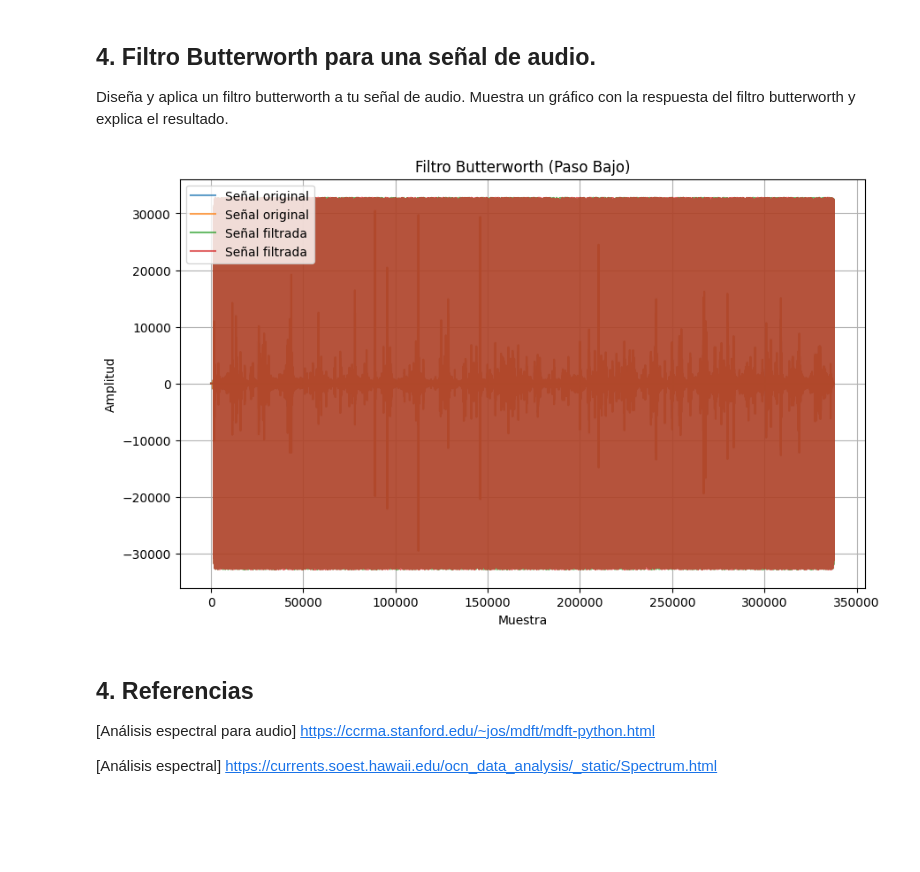
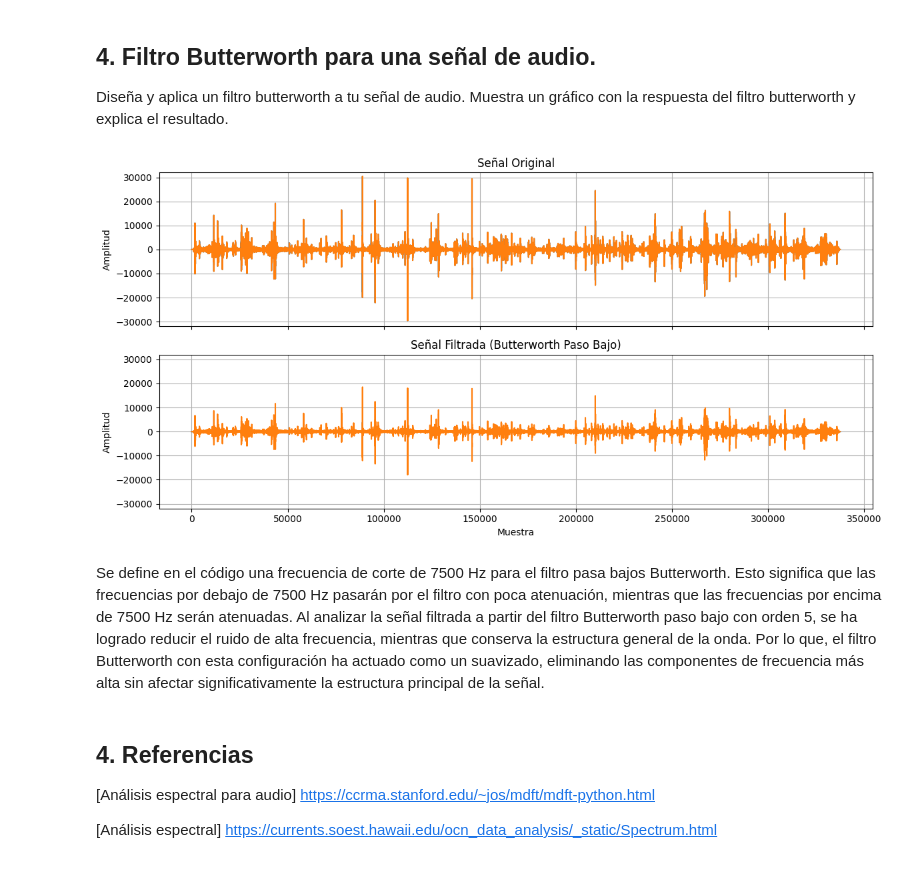
Before and after one commit to JavierGonzalezP/EIE_401_MULTIMEDIA, a Jupyter notebook: Actividad_5_GonzalezJavier_20272244k.ipynb, the cells around one changed output. Saved outputs shown, nothing was run; the diff lists cells and outputs as text; code cells hidden in the pictures; blank space fills up the shorter version.

```diff
--- a/Actividad_5_GonzalezJavier_20272244k.ipynb
+++ b/Actividad_5_GonzalezJavier_20272244k.ipynb
@@ -172,48 +164,47 @@ Muestra un gráfico con la respuesta del filtro butterworth y explica el resulta
 # %%
 import numpy as np
 from scipy.io import wavfile
+from scipy.signal import butter, lfilter
 import matplotlib.pyplot as plt
 
+# Se define la función para diseñar el filtro butterworth
 def butterworth_lowpass_filter(data, cutoff_freq, sample_rate, order=5):
     nyquist_freq = 0.5 * sample_rate
     normal_cutoff = cutoff_freq / nyquist_freq
-    b, a = butterworth_filter_coefficients(normal_cutoff, order)
-    filtered_data = apply_filter(data, b, a)
+    b, a = butter(order, normal_cutoff, btype='low', analog=False)
+    filtered_data = lfilter(b, a, data)
     return filtered_data
 
-def butterworth_filter_coefficients(normal_cutoff, order):
-    b, a = butter(order, normal_cutoff, btype='low', analog=False)
-    return b, a
+# Se define la frecuencia de corte del filtro Butterworth
+cutoff_freq = 7500  # Hz
 
-def apply_filter(data, b, a):
-    filtered_data = np.zeros_like(data)
-    filtered_data[0] = b[0] * data[0]
-    filtered_data[1] = b[0] * data[1] + b[1] * data[0] - a[1] * filtered_data[0]
-    for i in range(2, len(data)):
-        filtered_data[i] = b[0] * data[i] + b[1] * data[i-1] + b[2] * data[i-2] - a[1] * filtered_data[i-1] - a[2] * filtered_data[i-2]
-    return filtered_data
-
-# cargar el archivo de audio
-sample_rate, data = wavfile.read("audio.wav")
-
-# Definir la frecuencia de corte del filtro Butterworth
-cutoff_freq = 1000  # Hz
-
-# Aplicar el filtro Butterworth
+# Se aplica el filtro Butterworth
 filtered_data = butterworth_lowpass_filter(data, cutoff_freq, sample_rate)
 
-# Graficar la señal original y la señal filtrada
-plt.figure(figsize=(10, 6))
-plt.plot(data, label='Señal original', alpha=0.7)
-plt.plot(filtered_data, label='Señal filtrada', alpha=0.7)
-plt.title('Filtro Butterworth (Paso Bajo)')
-plt.xlabel('Muestra')
-plt.ylabel('Amplitud')
-plt.legend()
-plt.grid(True)
-plt.show()
+# Se crea la figura y los subplots
+fig, (ax1, ax2) = plt.subplots(2, 1, figsize=(12, 6), sharex=True)
+
+# Grafica de la señal original
+ax1.plot(data, label='Señal original')
+ax1.set_title('Señal Original')
+ax1.set_ylabel('Amplitud')
+ax1.set_ylim(-32000, 32000)
+ax1.grid(True)
+
+# Grafica de la señal filtrada
+ax2.plot(filtered_data, label='Señal filtrada')
+ax2.set_title('Señal Filtrada (Butterworth Paso Bajo)')
+ax2.set_xlabel('Muestra')
+ax2.set_ylabel('Amplitud')
+ax2.set_ylim(-32000, 32000)
+ax2.grid(True)
+
+plt.tight_layout() # Ajusta el espaciado entre los subplots
 # %% [output]
-[figure, old version]
+[figure, new version]
+# %% [markdown]
+Se define en el código una frecuencia de corte de 7500 Hz para el filtro pasa bajos Butterworth. Esto significa que las frecuencias por debajo de 7500 Hz pasarán por el filtro con poca atenuación, mientras que las frecuencias por encima de 7500 Hz serán atenuadas.
+Al analizar la señal filtrada a partir del filtro Butterworth paso bajo con orden 5, se ha logrado reducir el ruido de alta frecuencia, mientras que conserva la estructura general de la onda. Por lo que, el filtro Butterworth con esta configuración ha actuado como un suavizado, eliminando las componentes de frecuencia más alta sin afectar significativamente la estructura principal de la señal.
 # %% [markdown]
 ## 4. Referencias
 <p align="justify">
```
Also changed, not shown: parts of 5 cells of this notebook.
